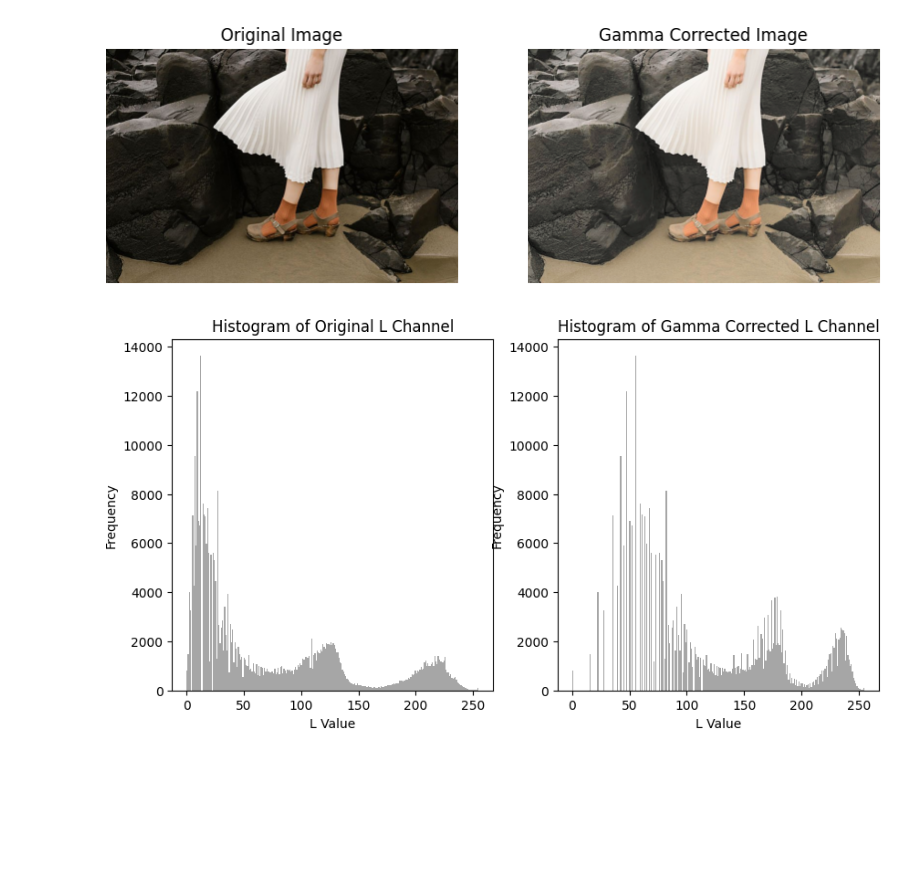
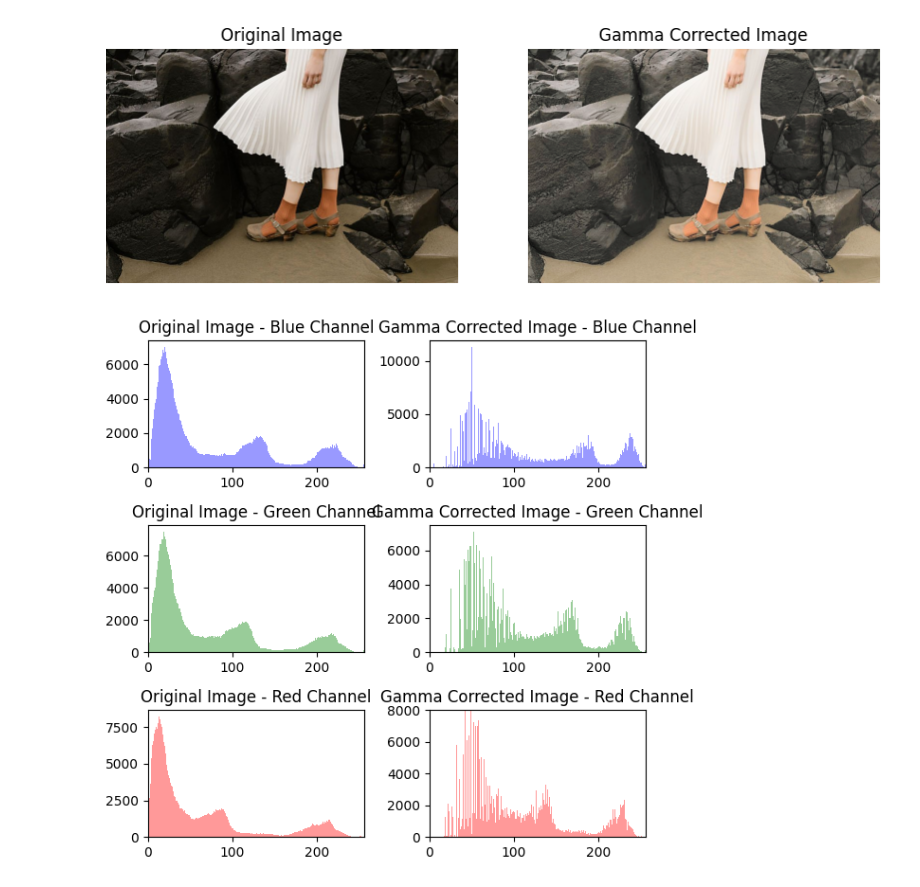
Before and after one commit to MIHIRAJA-KURUPPU/Intensity-Transformations-and-Neighborhood-Filtering, a Jupyter notebook: Gamma Corrections.ipynb, the cells around one changed output. Saved outputs shown, nothing was run; the diff lists cells and outputs as text; code cells hidden in the pictures; blank space fills up the shorter version.

```diff
--- a/Gamma Corrections.ipynb
+++ b/Gamma Corrections.ipynb
@@ -18,12 +18,12 @@ else:
     L_channel, a_channel, b_channel = cv2.split(image_lab)
 
     # Function to perform gamma correction
-    def apply_gamma_correction(image, gamma_value=1.0):
+    def apply_gamma_correction(image, gamma_value):
         lookup_table = np.array([((i / 255.0) ** gamma_value) * 255 for i in range(256)]).astype("uint8")
         return cv2.LUT(image, lookup_table)
 
     # Perform gamma correction with a gamma value of 0.5
-    corrected_L_channel = apply_gamma_correction(L_channel, gamma_value=0.5)
+    corrected_L_channel = apply_gamma_correction(L_channel,0.5)
 
     # Merge the modified L channel back with the original a and b channels
     lab_corrected_image = cv2.merge([corrected_L_channel, a_channel, b_channel])
@@ -45,21 +45,41 @@ else:
     plt.title('Gamma Corrected Image')
     plt.axis('off')
     plt.show()
-
-    # Plot the histograms for the L channel before and after correction
-    plt.figure(figsize=(10, 5))
-    plt.subplot(1, 2, 1)
-    plt.hist(L_channel.ravel(), bins=256, color='gray', alpha=0.7)
-    plt.title('Histogram of Original L Channel')
-    plt.xlabel('L Value')
-    plt.ylabel('Frequency')
-
-    plt.subplot(1, 2, 2)
-    plt.hist(corrected_L_channel.ravel(), bins=256, color='gray', alpha=0.7)
-    plt.title('Histogram of Gamma Corrected L Channel')
-    plt.xlabel('L Value')
-    plt.ylabel('Frequency')
-    plt.show()
 # %% [output]
 [figure]
-[figure, removed]
+# %%
+# Create subplots for original and gamma corrected image histograms
+fig, axs = plt.subplots(nrows=3, ncols=2, figsize=(6, 6))
+
+# Original image histograms for each channel
+axs[0, 0].set_title('Original Image - Blue Channel')
+axs[0, 0].hist(original_image_rgb[:, :, 0].ravel(), bins=256, range=[0, 256], color='b', alpha=0.4)
+axs[0, 0].set_xlim(0, 256)
+
+axs[1, 0].set_title('Original Image - Green Channel')
+axs[1, 0].hist(original_image_rgb[:, :, 1].ravel(), bins=256, range=[0, 256], color='g', alpha=0.4)
+axs[1, 0].set_xlim(0, 256)
+
+axs[2, 0].set_title('Original Image - Red Channel')
+axs[2, 0].hist(original_image_rgb[:, :, 2].ravel(), bins=256, range=[0, 256], color='r', alpha=0.4)
+axs[2, 0].set_xlim(0, 256)
+
+# Gamma corrected image histograms for each channel
+axs[0, 1].set_title('Gamma Corrected Image - Blue Channel')
+axs[0, 1].hist(corrected_image_rgb[:, :, 0].ravel(), bins=256, range=[0, 256], color='b', alpha=0.4)
+axs[0, 1].set_xlim(0, 256)
+
+axs[1, 1].set_title('Gamma Corrected Image - Green Channel')
+axs[1, 1].hist(corrected_image_rgb[:, :, 1].ravel(), bins=256, range=[0, 256], color='g', alpha=0.4)
+axs[1, 1].set_xlim(0, 256)
+
+axs[2, 1].set_title('Gamma Corrected Image - Red Channel')
+axs[2, 1].hist(corrected_image_rgb[:, :, 2].ravel(), bins=256, range=[0, 256], color='r', alpha=0.4)
+axs[2, 1].set_xlim(0, 256)
+axs[2, 1].set_ylim(0, 8000)  # Set a y-axis limit to reduce dominance of zeros
+
+# Adjust layout to prevent overlap
+plt.tight_layout()
+plt.show()
+# %% [output]
+[figure, added]
```
Also changed, not shown: 3 other files.
